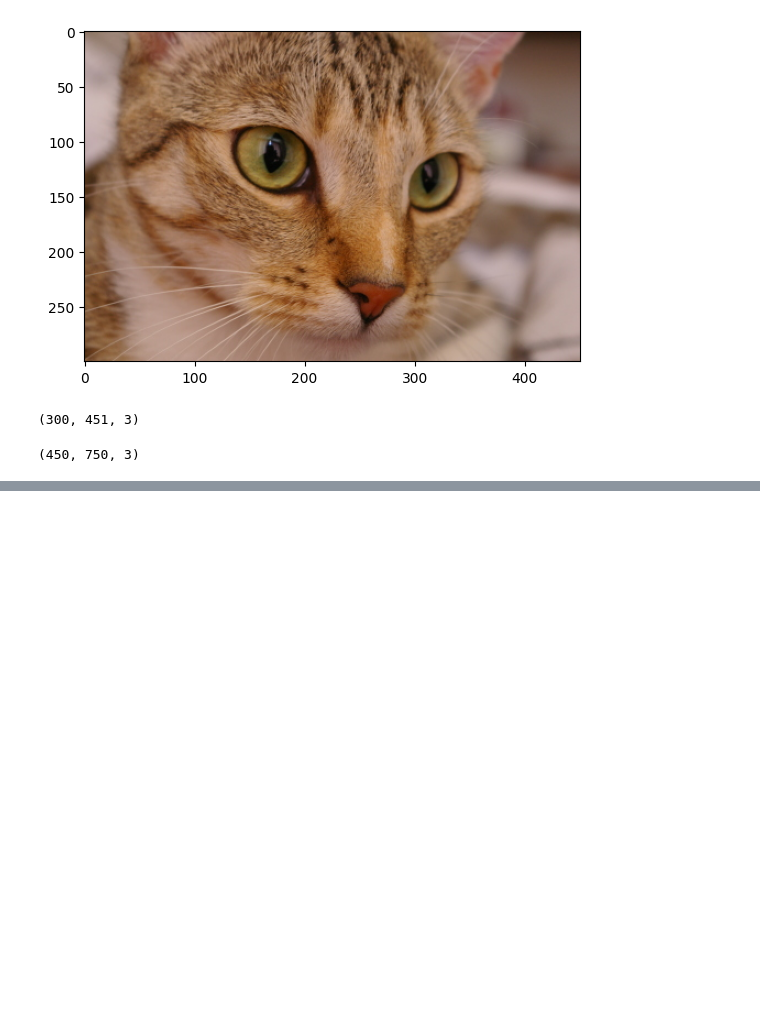
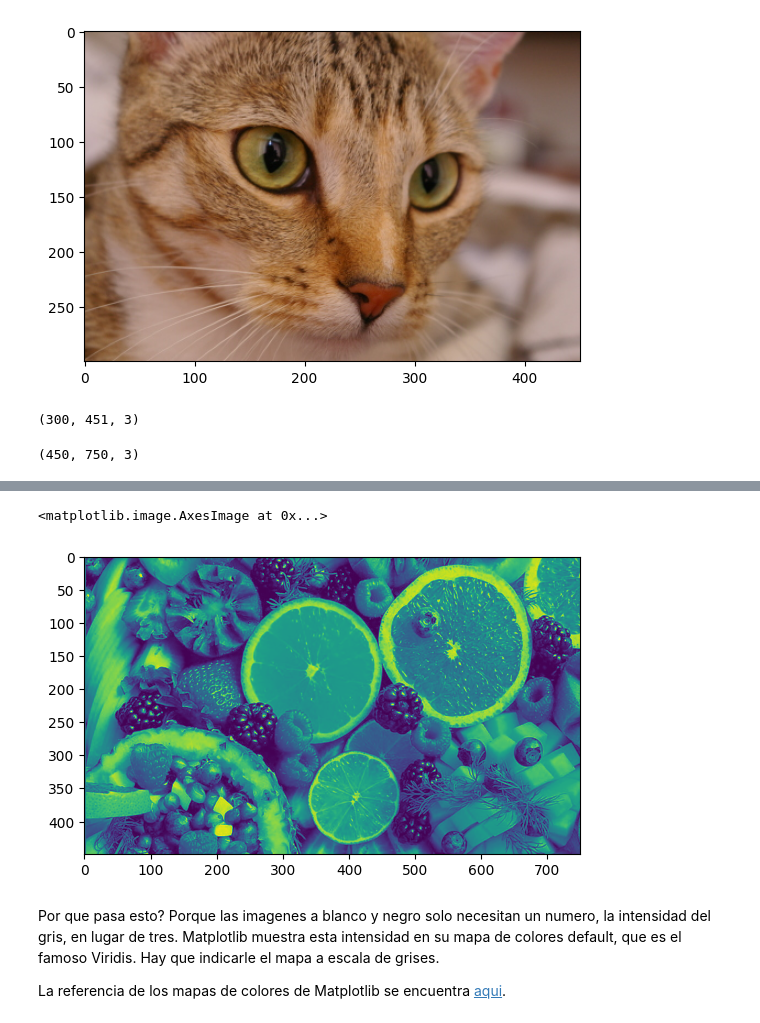
Before and after one commit to Pagutri/Beepy_Imagenes, a Jupyter notebook: Principal.ipynb, the cells around one changed output, grey strips where cells are left out. Drawn from its saved outputs; the diff is of its cells as text; code cells hidden in the pictures; blank space fills up the shorter version.

```diff
--- a/Principal.ipynb
+++ b/Principal.ipynb
@@ -35,0 +81,12 @@ img_frutas.shape
+# %%
+# Modo pythonista
+img_frutas_bn = np.mean(img_frutas, -1)
+# %%
+plt.imshow(img_frutas_bn)
+# %% [output]
+<matplotlib.image.AxesImage at 0x...>
+[figure, added]
+# %% [markdown]
+Por que pasa esto? Porque las imagenes a blanco y negro solo necesitan un numero, la intensidad del gris, en lugar de tres. Matplotlib muestra esta intensidad en su mapa de colores default, que es el famoso Viridis. Hay que indicarle el mapa a escala de grises.
+
+La referencia de los mapas de colores de Matplotlib se encuentra [aqui](https://matplotlib.org/stable/tutorials/colors/colormaps.html).
```
Also changed, not shown: parts of 9 cells of this notebook.
